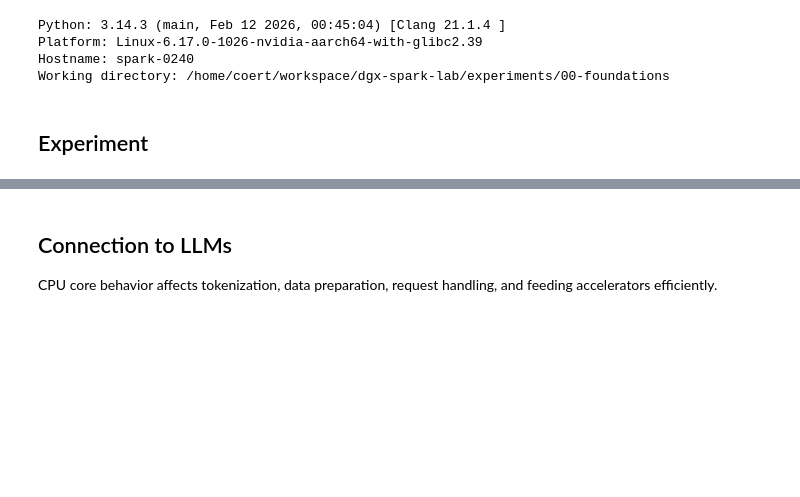
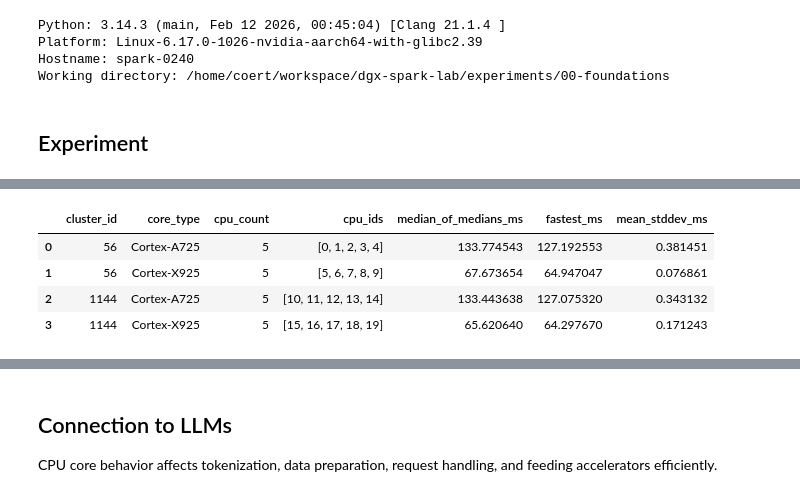
Before and after one commit to coert/dgx-spark-lab, a Jupyter notebook: experiments/00-foundations/01-cpu-architecture.ipynb, the cells around one changed output, grey strips where cells are left out. Drawn from its saved outputs; the diff is of its cells as text; code cells hidden in the pictures; blank space fills up the shorter version.

```diff
--- a/experiments/00-foundations/01-cpu-architecture.ipynb
+++ b/experiments/00-foundations/01-cpu-architecture.ipynb
@@ -73,0 +363,23 @@ Features        : fp asimd evtstrm aes pmull sha1 sha2 crc32 atomics fphp asimdh
+# %%
+group_summary = (
+    benchmark_results.groupby(
+        ["cluster_id", "core_type"],
+        dropna=False,
+    )
+    .agg(
+        cpu_count=("cpu", "count"),
+        cpu_ids=("cpu", list),
+        median_of_medians_ms=("median_ms", "median"),
+        fastest_ms=("minimum_ms", "min"),
+        mean_stddev_ms=("stddev_ms", "mean"),
+    )
+    .reset_index()
+)
+
+group_summary
+# %% [output]
+|  | cluster_id | core_type | cpu_count | cpu_ids | median_of_medians_ms | fastest_ms | mean_stddev_ms |
+| 0 | 56 | Cortex-A725 | 5 | [0, 1, 2, 3, 4] | 133.774543 | 127.192553 | 0.381451 |
+| 1 | 56 | Cortex-X925 | 5 | [5, 6, 7, 8, 9] | 67.673654 | 64.947047 | 0.076861 |
+| 2 | 1144 | Cortex-A725 | 5 | [10, 11, 12, 13, 14] | 133.443638 | 127.075320 | 0.343132 |
+| 3 | 1144 | Cortex-X925 | 5 | [15, 16, 17, 18, 19] | 65.620640 | 64.297670 | 0.171243 |
```
Also changed, not shown: parts of 14 cells of this notebook.
